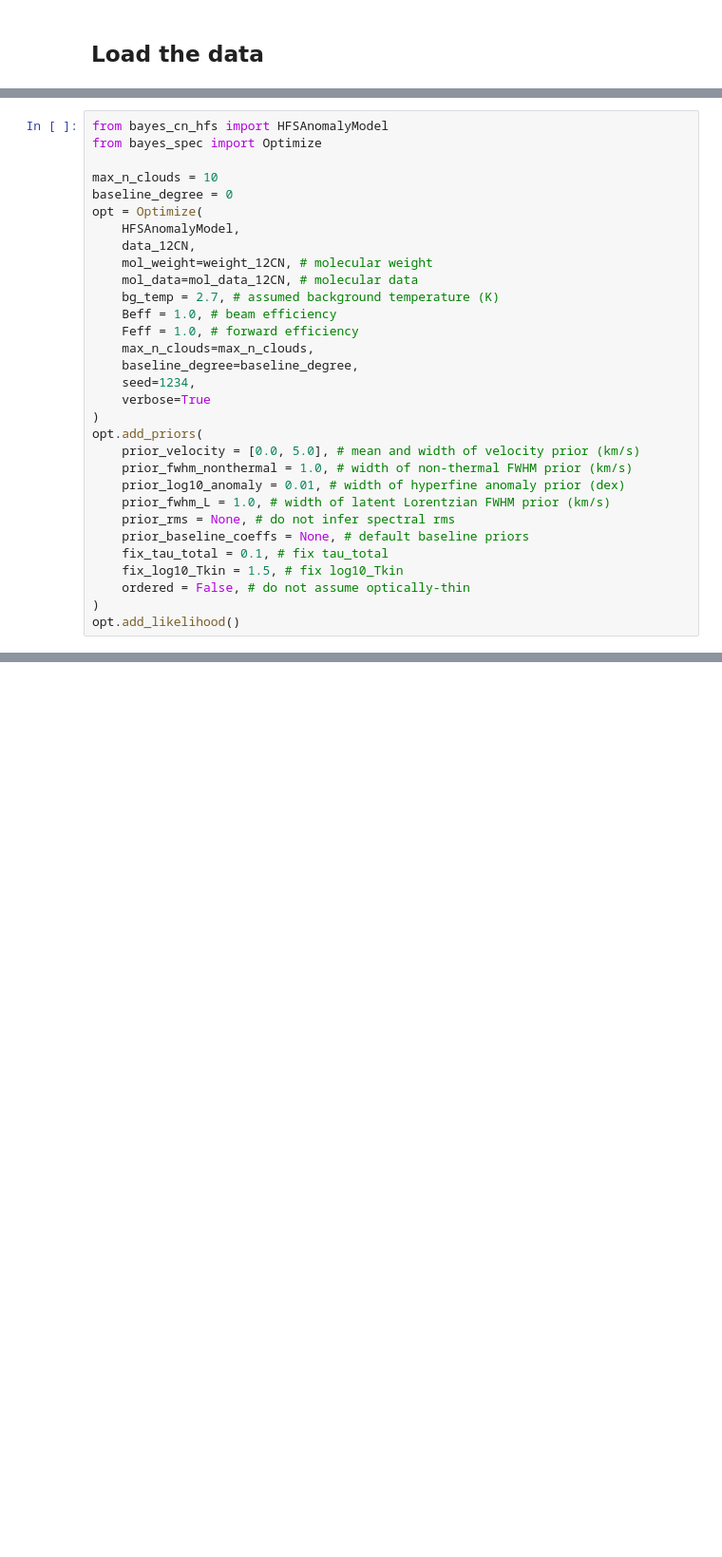
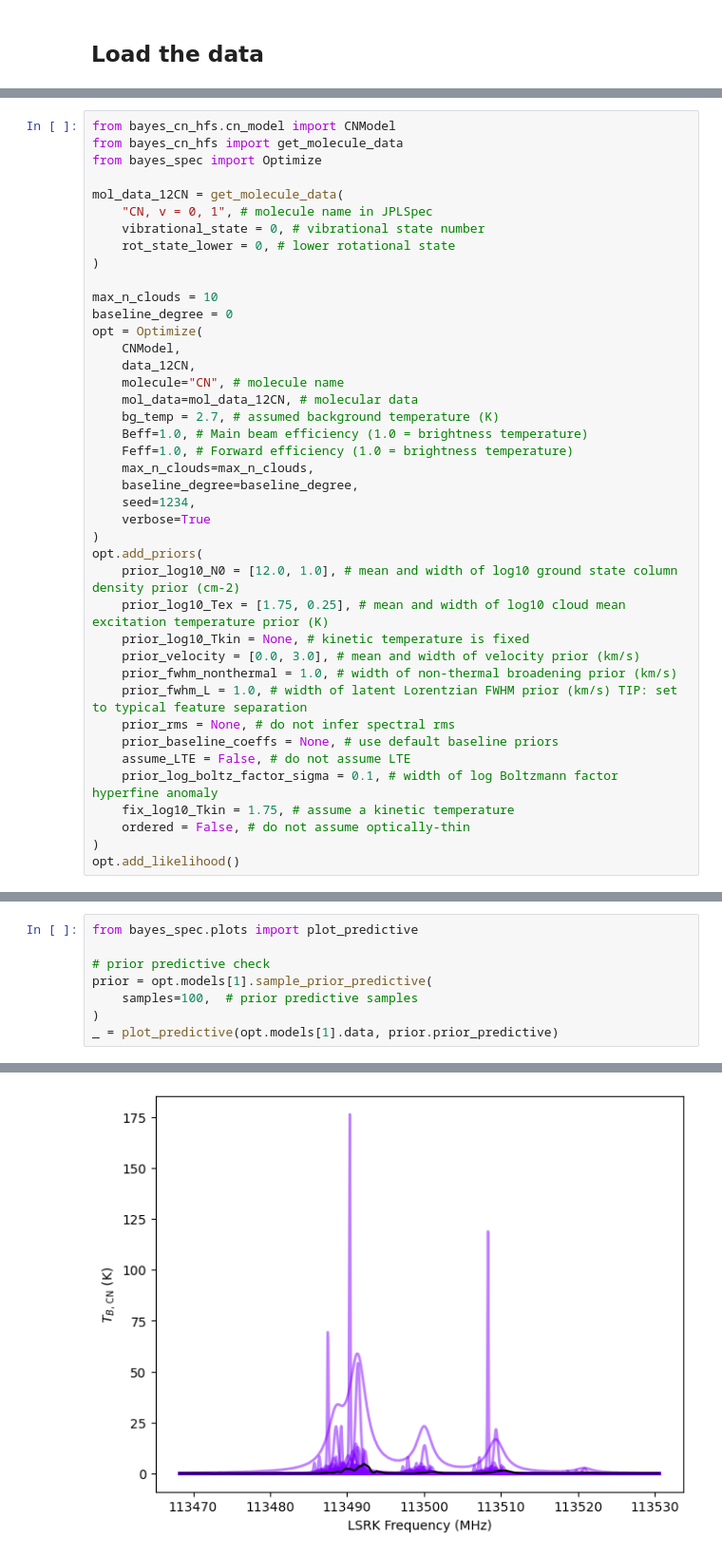
Before and after one commit to tvwenger/bayes_cn_hfs, a Jupyter notebook: docs/source/notebooks/alma_data.ipynb, the cells around one changed output, grey strips where cells are left out. Shown at 95% size. Drawn from its saved outputs; the diff is of its cells as text; blank space fills up the shorter version.

```diff
--- a/docs/source/notebooks/alma_data.ipynb
+++ b/docs/source/notebooks/alma_data.ipynb
@@ -85,31 +88,41 @@ weight_12CN = 12.0 + 14.0
 # %%
-from bayes_cn_hfs import HFSAnomalyModel
+from bayes_cn_hfs.cn_model import CNModel
+from bayes_cn_hfs import get_molecule_data
 from bayes_spec import Optimize
+
+mol_data_12CN = get_molecule_data(
+    "CN, v = 0, 1", # molecule name in JPLSpec
+    vibrational_state = 0, # vibrational state number
+    rot_state_lower = 0, # lower rotational state
+)
 
 max_n_clouds = 10
 baseline_degree = 0
 opt = Optimize(
-    HFSAnomalyModel,
+    CNModel,
     data_12CN,
-    mol_weight=weight_12CN, # molecular weight
+    molecule="CN", # molecule name
     mol_data=mol_data_12CN, # molecular data
     bg_temp = 2.7, # assumed background temperature (K)
-    Beff = 1.0, # beam efficiency
-    Feff = 1.0, # forward efficiency
+    Beff=1.0, # Main beam efficiency (1.0 = brightness temperature)
+    Feff=1.0, # Forward efficiency (1.0 = brightness temperature)
     max_n_clouds=max_n_clouds,
     baseline_degree=baseline_degree,
     seed=1234,
     verbose=True
 )
 opt.add_priors(
-    prior_velocity = [0.0, 5.0], # mean and width of velocity prior (km/s)
-    prior_fwhm_nonthermal = 1.0, # width of non-thermal FWHM prior (km/s)
-    prior_log10_anomaly = 0.01, # width of hyperfine anomaly prior (dex)
-    prior_fwhm_L = 1.0, # width of latent Lorentzian FWHM prior (km/s)
+    prior_log10_N0 = [12.0, 1.0], # mean and width of log10 ground state column density prior (cm-2)
+    prior_log10_Tex = [1.75, 0.25], # mean and width of log10 cloud mean excitation temperature prior (K)
+    prior_log10_Tkin = None, # kinetic temperature is fixed
+    prior_velocity = [0.0, 3.0], # mean and width of velocity prior (km/s)
+    prior_fwhm_nonthermal = 1.0, # width of non-thermal broadening prior (km/s)
+    prior_fwhm_L = 1.0, # width of latent Lorentzian FWHM prior (km/s) TIP: set to typical feature separation
     prior_rms = None, # do not infer spectral rms
-    prior_baseline_coeffs = None, # default baseline priors
-    fix_tau_total = 0.1, # fix tau_total
-    fix_log10_Tkin = 1.5, # fix log10_Tkin
+    prior_baseline_coeffs = None, # use default baseline priors
+    assume_LTE = False, # do not assume LTE
+    prior_log_boltz_factor_sigma = 0.1, # width of log Boltzmann factor hyperfine anomaly
+    fix_log10_Tkin = 1.75, # assume a kinetic temperature
     ordered = False, # do not assume optically-thin
 )
 opt.add_likelihood()
@@ -119,0 +147,9 @@ Since VI is relatively fast, let's sample all of the models just to get an idea
+# %%
+from bayes_spec.plots import plot_predictive
+
+# prior predictive check
+prior = opt.models[1].sample_prior_predictive(
+    samples=100,  # prior predictive samples
+)
+_ = plot_predictive(opt.models[1].data, prior.prior_predictive)
+# %% [output]
@@ -119,0 +157 @@ Since VI is relatively fast, let's sample all of the models just to get an idea
+[figure, added]
```
Also changed, not shown: parts of 33 cells of this notebook, 14 other files.
